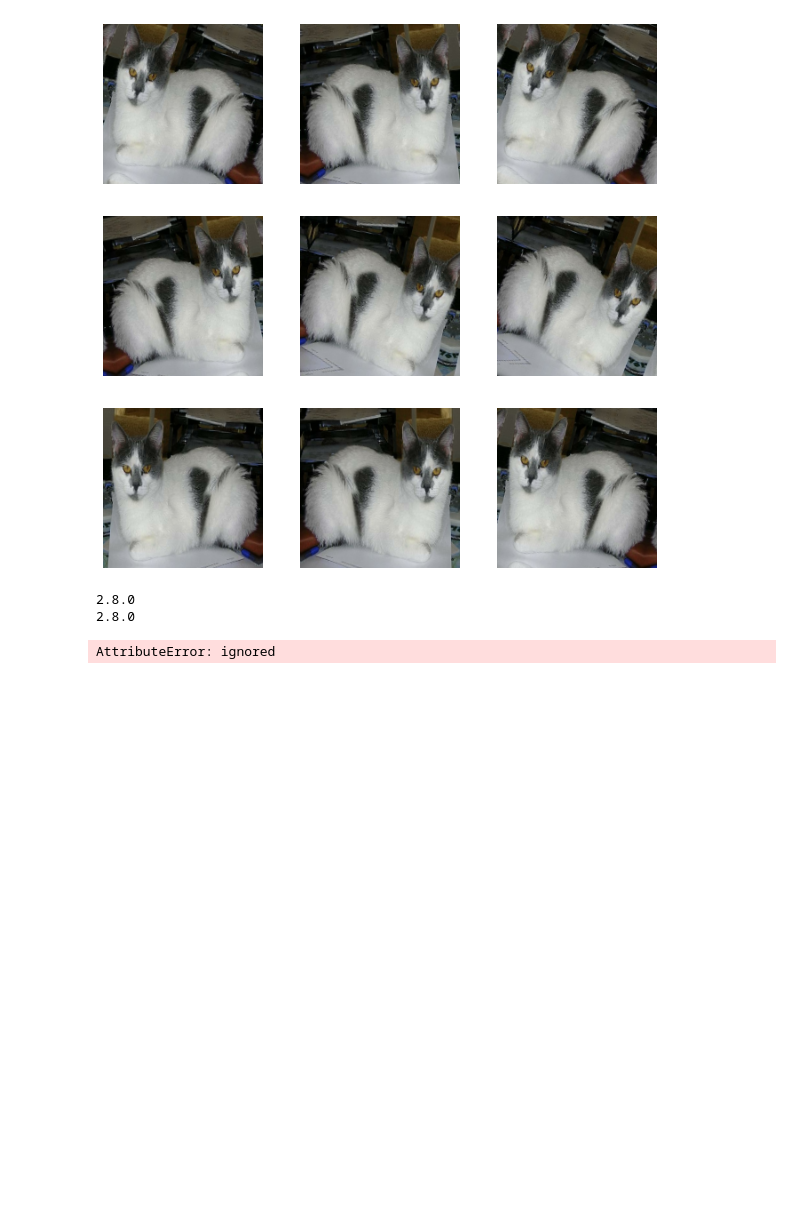
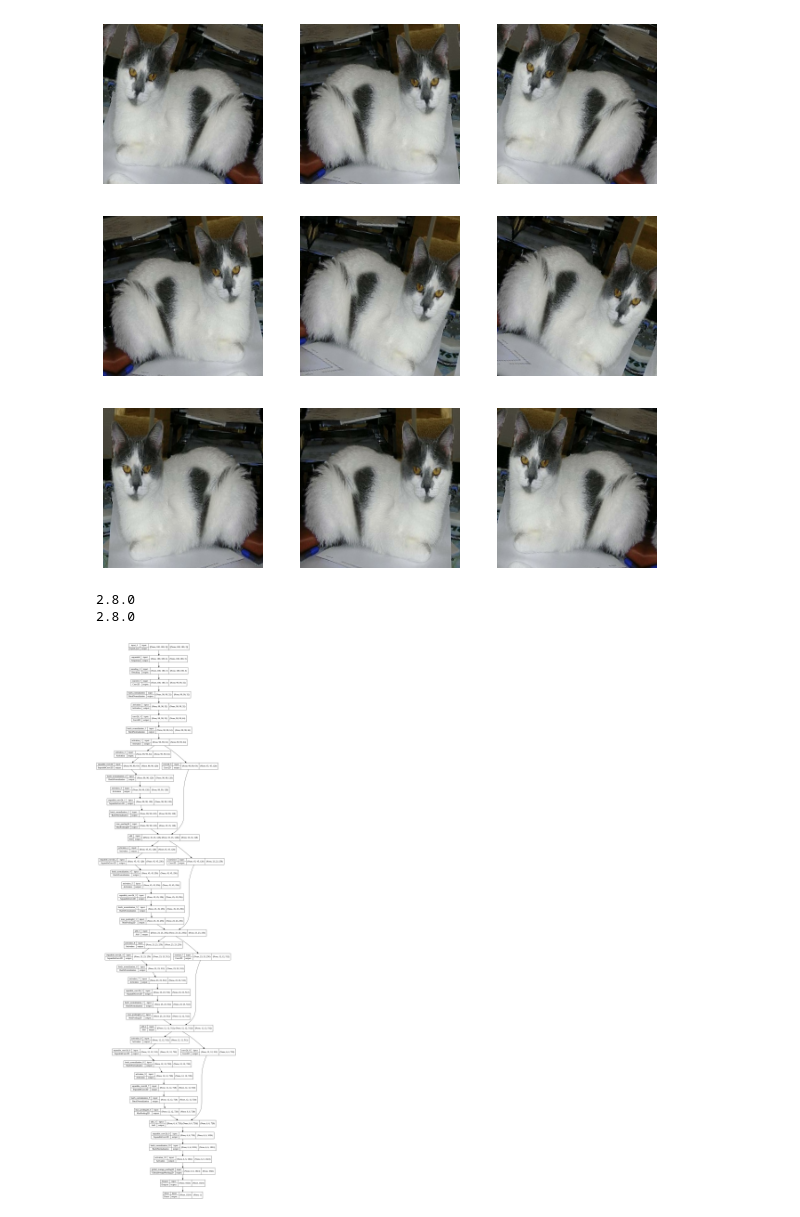
Before and after one commit to JiwonHae94/Tensorflow-For-Beginners, a Jupyter notebook: Keras_ImageClassificationFromScratch.ipynb, the cells around one changed output. Saved outputs shown, nothing was run; the diff lists cells and outputs as text; code cells hidden in the pictures; blank space fills up the shorter version.

Commit message:
FIX : fix minor bug for batch normalization api

```diff
--- a/Keras_ImageClassificationFromScratch.ipynb
+++ b/Keras_ImageClassificationFromScratch.ipynb
@@ -116,58 +116,58 @@ print(keras.__version__)
 # %%
 from keras.layers.normalization.batch_normalization import *
 
 def make_model(input_shape, num_classes):
-  inputs = keras.Input(shape = input_shape)
-  x = data_augmentation(inputs)
+    inputs = keras.Input(shape=input_shape)
+    # Image augmentation block
+    x = data_augmentation(inputs)
 
-  # Entry block
-  # Noramlize input
-  x = layers.Rescaling(1.0 / 255)(x)
-  x = layers.Conv2D(32, 3, strides = 2, padding = "same")(x)
-  x = layers.BatchNoramlization()(x)
-  x = layers.Activation("relu")(x)
+    # Entry block
+    x = layers.Rescaling(1.0 / 255)(x)
+    x = layers.Conv2D(32, 3, strides=2, padding="same")(x)
+    x = layers.BatchNormalization()(x)
+    x = layers.Activation("relu")(x)
 
-  x = layers.Conv2D(64, 3, padding ="same")(x)
-  x = layers.BatchNormalization()(x)
-  x = layers.Activation("relu")(x)
+    x = layers.Conv2D(64, 3, padding="same")(x)
+    x = layers.BatchNormalization()(x)
+    x = layers.Activation("relu")(x)
 
-  previous_block_activation = x ## Set aside residual
+    previous_block_activation = x  # Set aside residual
 
-  for size in [128, 256, 512, 728]:
-      x = layers.Activation("relu")(x)
-      x = layers.SeparableConv2D(size, 3, padding="same")(x)
-      x = layers.BatchNormalization()(x)()
+    for size in [128, 256, 512, 728]:
+        x = layers.Activation("relu")(x)
+        x = layers.SeparableConv2D(size, 3, padding="same")(x)
+        x = layers.BatchNormalization()(x)
 
-      x = layers.Activation("relu")(x)
-      x = layers.SeparableConv2D(size, 3, padding="same")(x)
-      x = layers.BatchNormalization()(x)
+        x = layers.Activation("relu")(x)
+        x = layers.SeparableConv2D(size, 3, padding="same")(x)
+        x = layers.BatchNormalization()(x)
 
-      x = layers.MaxPooling2D(3, strides=2, padding="same")(x)
+        x = layers.MaxPooling2D(3, strides=2, padding="same")(x)
 
-      # Project residual
-      residual = layers.Conv2D(size, 1, strides=2, padding="same")(
-          previous_block_activation
-      )
-      x = layers.add([x, residual])  # Add back residual
-      previous_block_activation = x  # Set aside next residual
+        # Project residual
+        residual = layers.Conv2D(size, 1, strides=2, padding="same")(
+            previous_block_activation
+        )
+        x = layers.add([x, residual])  # Add back residual
+        previous_block_activation = x  # Set aside next residual
 
-  x = layers.SeparableConv2D(1024, 3, padding="same")(x)
-  x = layers.BatchNormalization()(x)
-  x = layers.Activation("relu")(x)
+    x = layers.SeparableConv2D(1024, 3, padding="same")(x)
+    x = layers.BatchNormalization()(x)
+    x = layers.Activation("relu")(x)
 
-  x = layers.GlobalAveragePooling2D()(x)
-  if num_classes == 2:
-      activation = "sigmoid"
-      units = 1
-  else:
-      activation = "softmax"
-      units = num_classes
+    x = layers.GlobalAveragePooling2D()(x)
+    if num_classes == 2:
+        activation = "sigmoid"
+        units = 1
+    else:
+        activation = "softmax"
+        units = num_classes
 
-  x = layers.Dropout(0.5)(x)
-  outputs = layers.Dense(units, activation=activation)(x)
-  return keras.Model(inputs, outputs)
+    x = layers.Dropout(0.5)(x)
+    outputs = layers.Dense(units, activation=activation)(x)
+    return keras.Model(inputs, outputs)
 
 model = make_model(input_shape = image_size + (3,), num_classes = 2)
 keras.utils.plot_model(model, show_shapes = True)
 # %% [output]
-AttributeError: ignored
+[figure, added]
```
